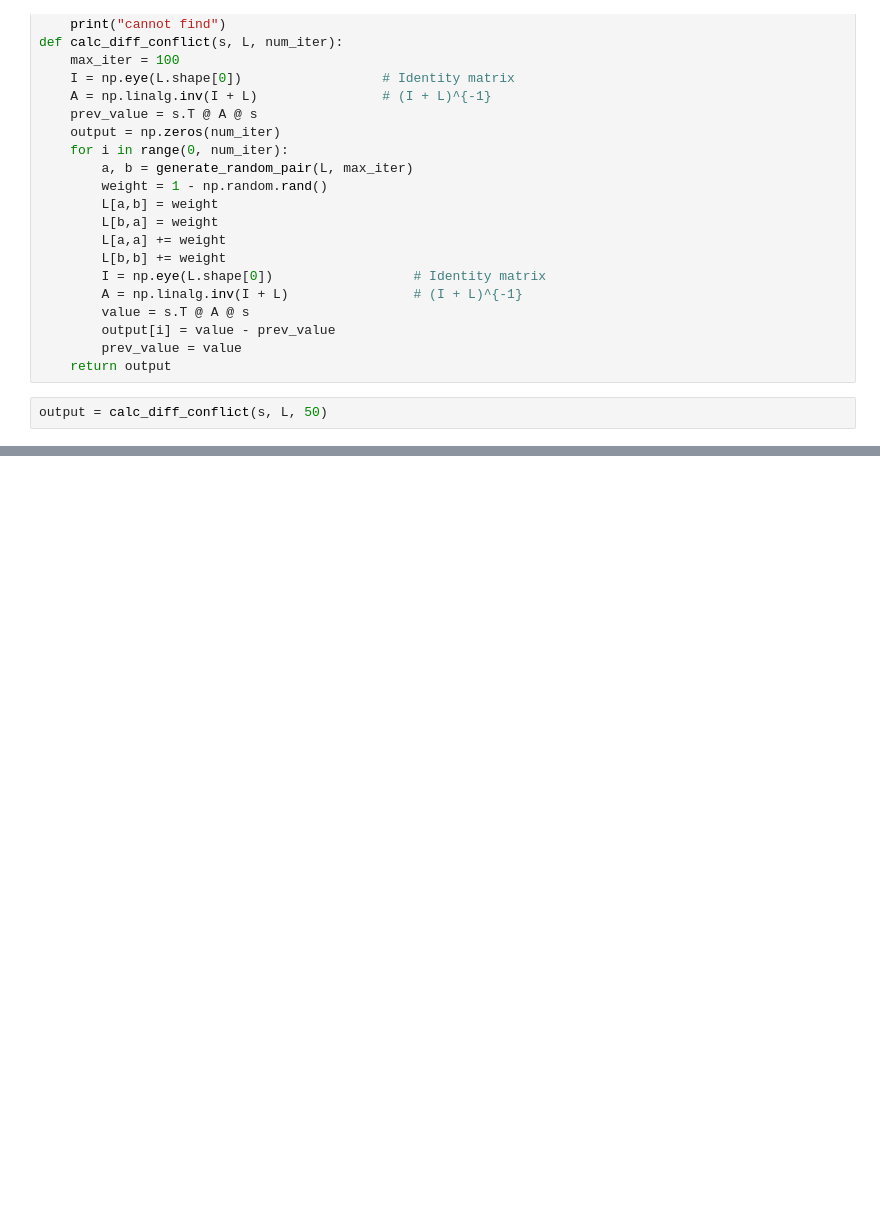
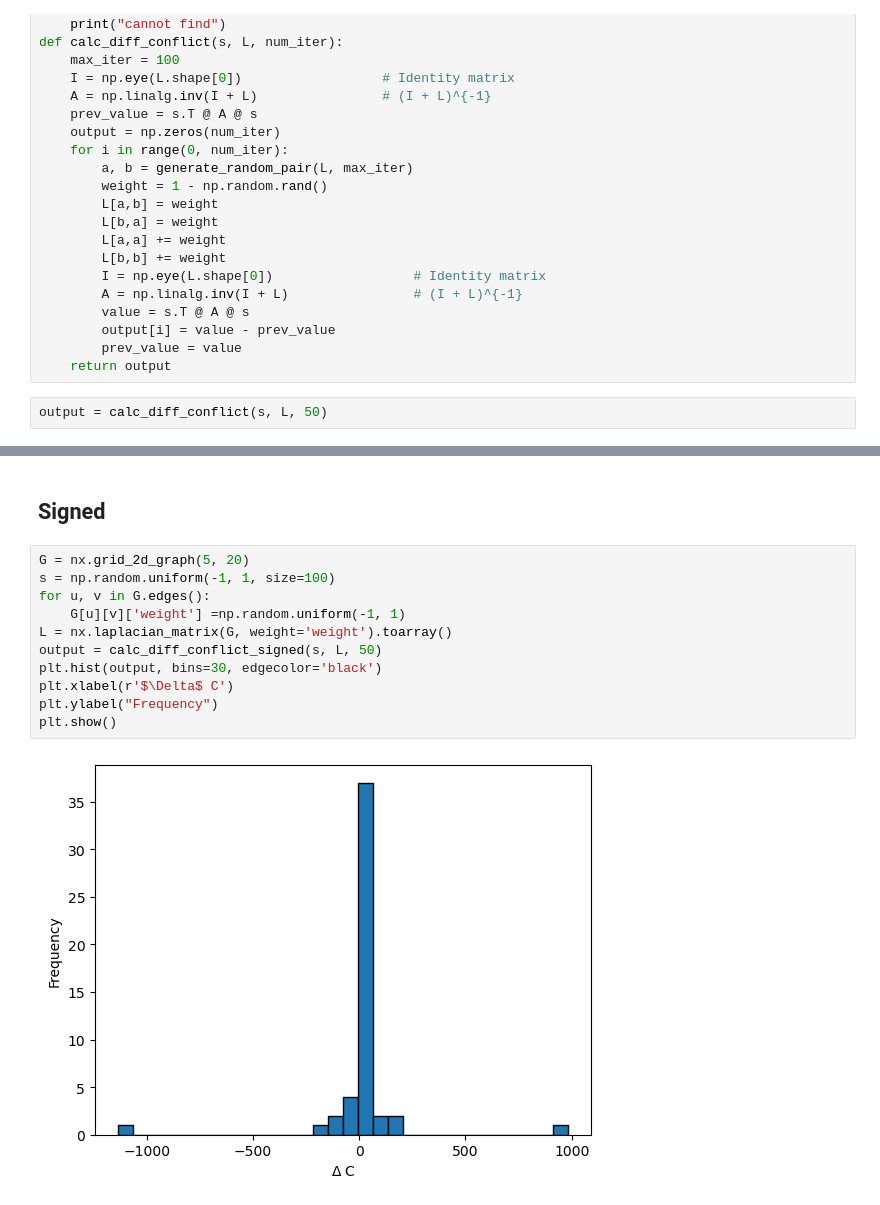
Before and after one commit to wyt-yutongwu/signed_polar, a Jupyter notebook: Experiment.ipynb, the cells around one changed output, grey strips where cells are left out. Cells and saved outputs as stored; diff of their text form; blank space fills up the shorter version.

```diff
--- a/Experiment.ipynb
+++ b/Experiment.ipynb
@@ -75,0 +149,15 @@ plt.show()
+# %% [markdown]
+## Signed
+# %%
+G = nx.grid_2d_graph(5, 20)
+s = np.random.uniform(-1, 1, size=100)
+for u, v in G.edges():
+    G[u][v]['weight'] =np.random.uniform(-1, 1)
+L = nx.laplacian_matrix(G, weight='weight').toarray()
+output = calc_diff_conflict_signed(s, L, 50)
+plt.hist(output, bins=30, edgecolor='black')
+plt.xlabel(r'$\Delta$ C')
+plt.ylabel("Frequency")
+plt.show()
+# %% [output]
+[figure, added]
```
Also changed, not shown: parts of 28 cells of this notebook.
